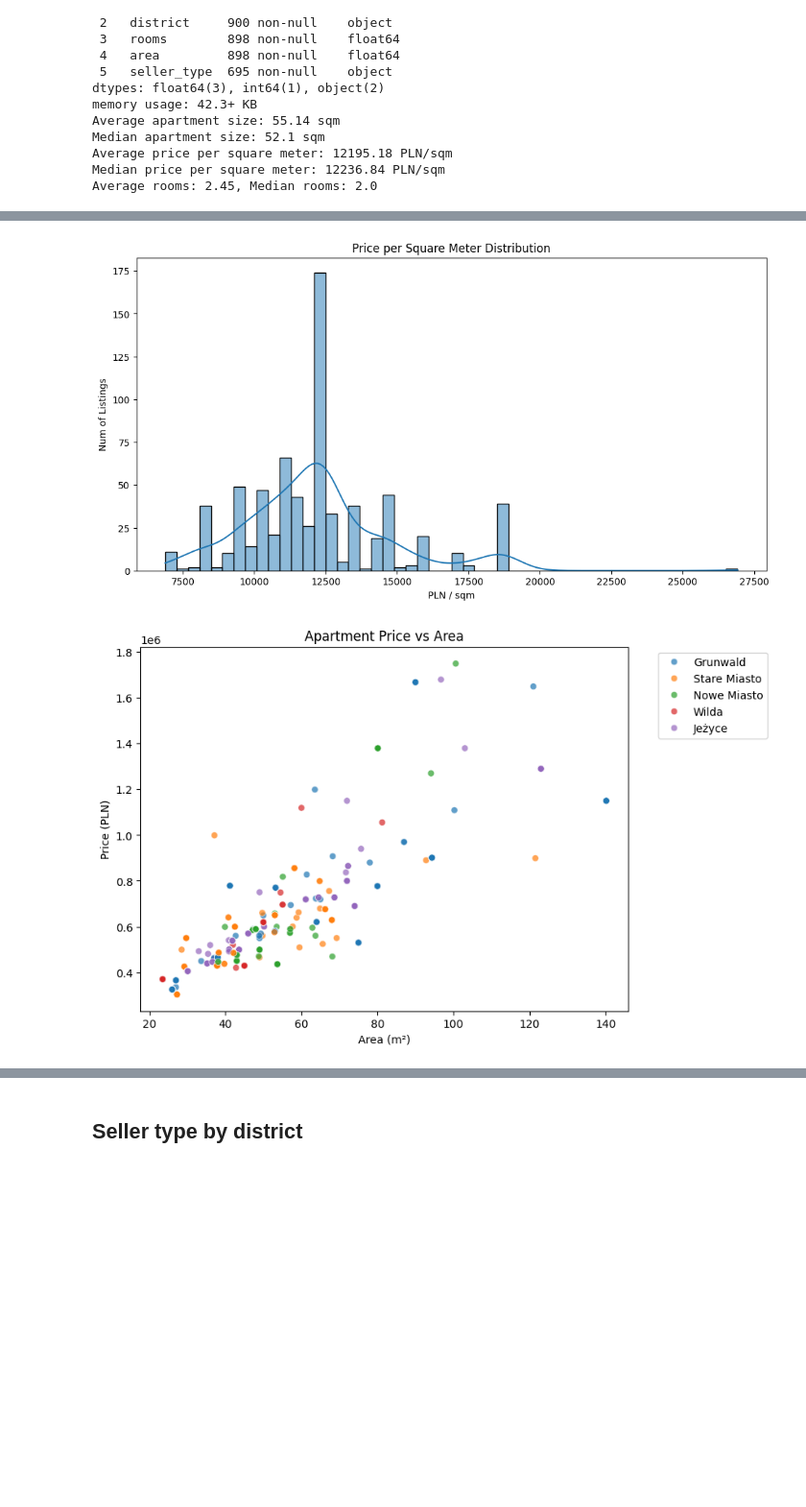
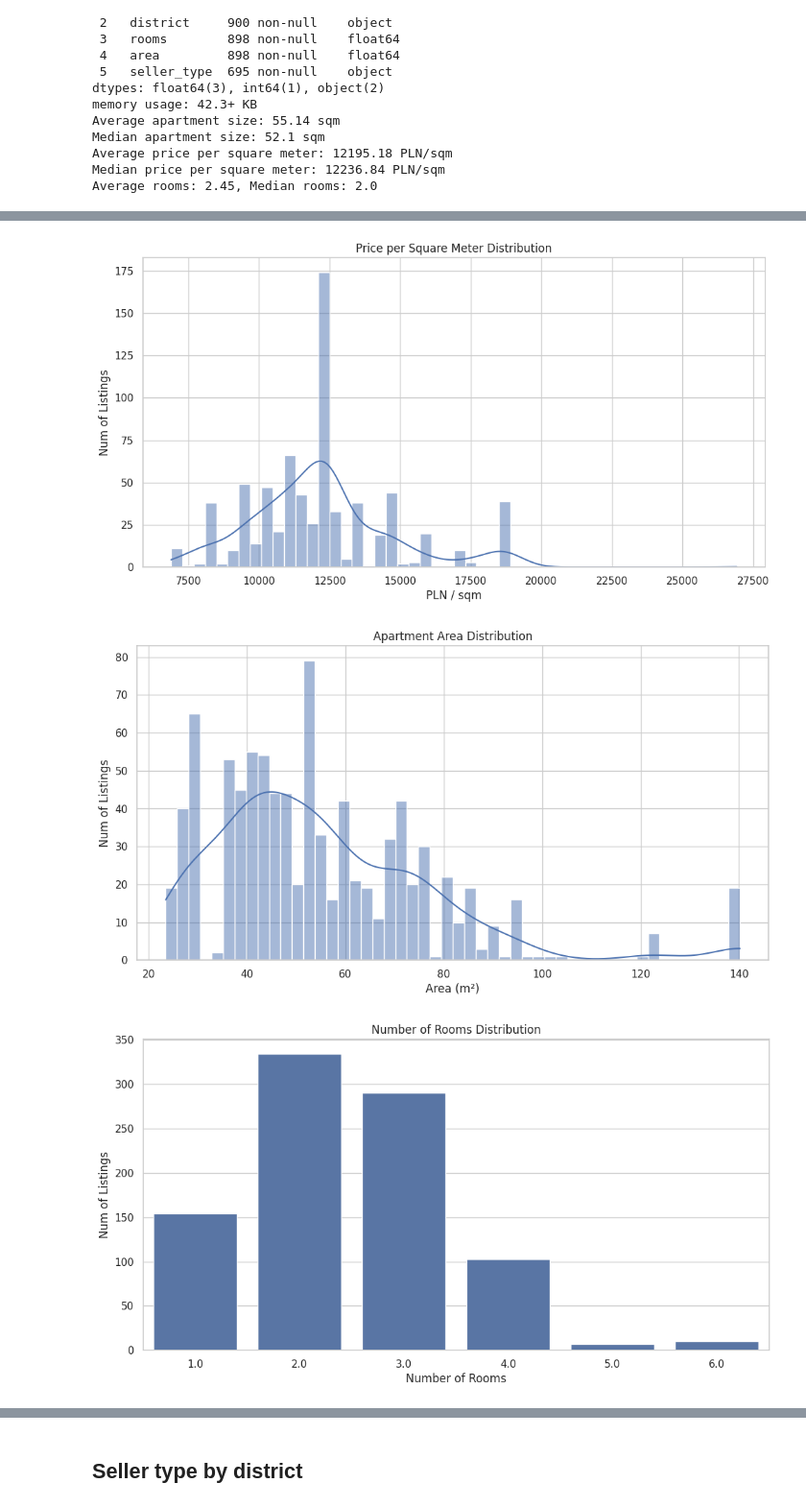
Before and after one commit to natcge/otodom_project, a Jupyter notebook: analyze.ipynb, the cells around one changed output, grey strips where cells are left out. Shown: that part at 96% size. Saved outputs shown, nothing was run; the diff lists cells and outputs as text; code cells hidden in the pictures; blank space fills up the shorter version.

Commit message:
added separate for linreg and cleaned up analysis

```diff
--- a/analyze.ipynb
+++ b/analyze.ipynb
@@ -100,23 +146,43 @@ This dataset contains 900 apartment listings with information on id, price, dist
 # %%
+## Visualizations
+# Price per square meter distribution
 
-
-import matplotlib.pyplot as plt
-import seaborn as sns
 
 plt.figure(figsize=(12, 6))
 sns.histplot(df_clean['price_per_sqm'], bins=50, kde=True)
 plt.title('Price per Square Meter Distribution')
 plt.xlabel('PLN / sqm')
 plt.ylabel('Num of Listings')
 plt.show()
 
+# Area distribution
+
+plt.figure(figsize=(12, 6))
+sns.histplot(df_clean['area'], bins=50, kde=True)
+plt.title('Apartment Area Distribution')
+plt.xlabel('Area (m²)')
+plt.ylabel('Num of Listings')
+plt.show()
+
+# Rooms distribution
+
+plt.figure(figsize=(12, 6))
+sns.countplot(x='rooms', data=df_clean)
+plt.title('Number of Rooms Distribution')
+plt.xlabel('Number of Rooms')
+plt.ylabel('Num of Listings')
+plt.show()
+
+# Price vs Area scatter plot
+
 plt.figure(figsize=(8, 6))
 sns.scatterplot(x='area', y='price', data=df_clean, hue='district', alpha=0.7)
 plt.title('Apartment Price vs Area')
 plt.xlabel('Area (m²)')
 plt.ylabel('Price (PLN)')
 plt.legend(bbox_to_anchor=(1.05, 1), loc='upper left')
 plt.show()
 # %% [output]
-[figure, old version]
+[figure, new version]
-[figure, old version]
+[figure, new version]
+[figure, added]
```
Also changed, not shown: parts of 37 cells of this notebook, 3 other files.
